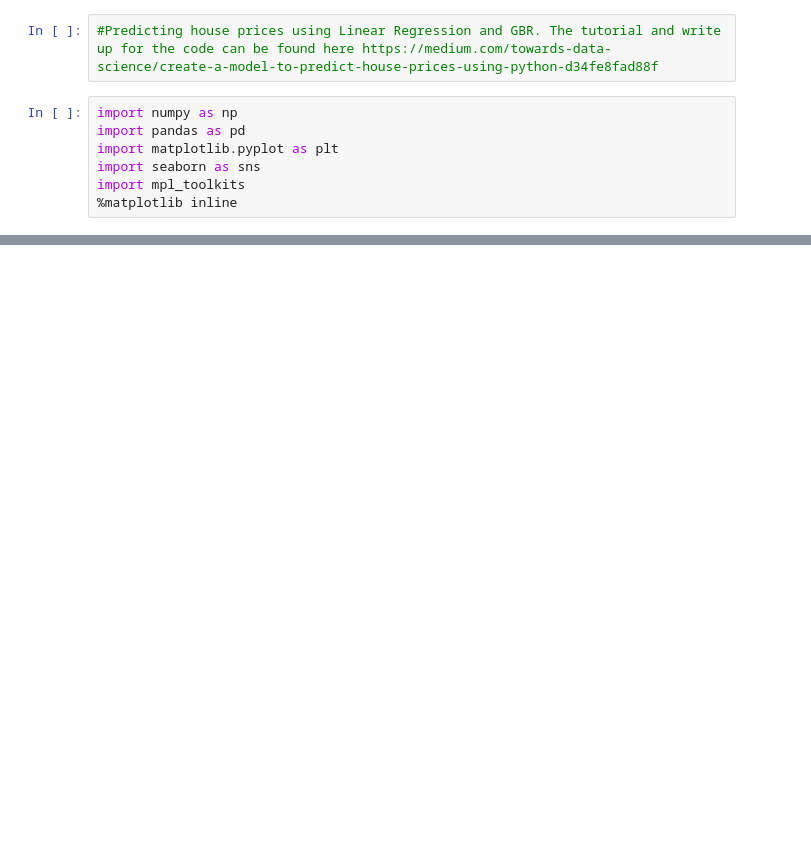
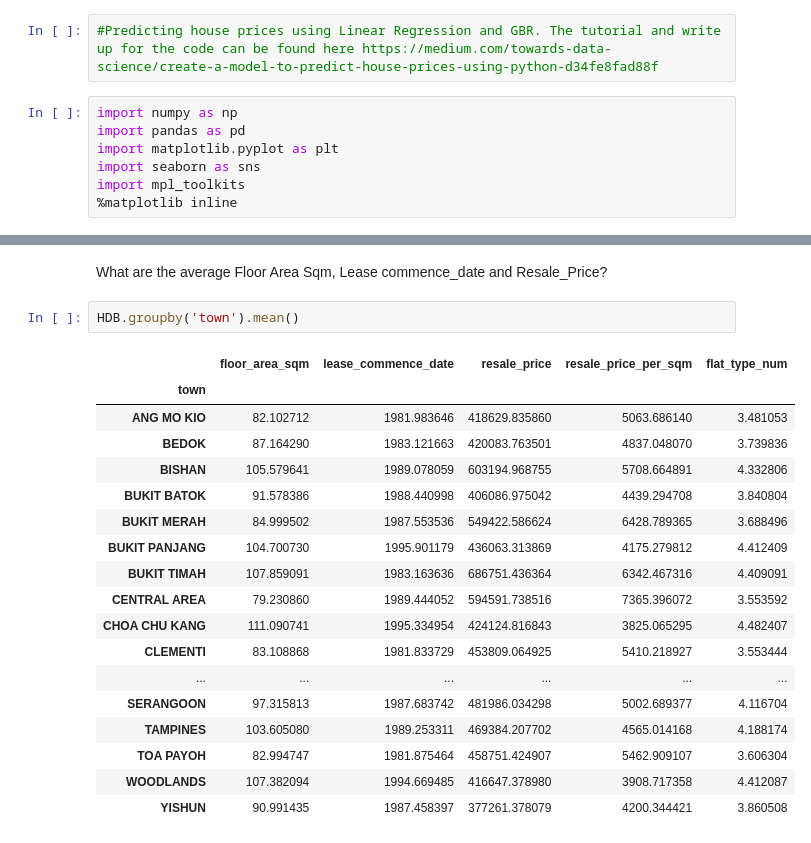
Before and after one commit to mecandoit/datascience, a Jupyter notebook: Housing.ipynb, the cells around one changed output, grey strips where cells are left out. Drawn from its saved outputs; the diff is of its cells as text; blank space fills up the shorter version.

```diff
--- a/Housing.ipynb
+++ b/Housing.ipynb
@@ -191,0 +74,23 @@ pca.fit_transform(scale(train1))
+# %% [markdown]
+What are the average Floor Area Sqm, Lease commence_date and Resale_Price?
+# %%
+HDB.groupby('town').mean()
+# %% [output]
+|  | floor_area_sqm | lease_commence_date | resale_price | resale_price_per_sqm | flat_type_num |
+| town |  |  |  |  |  |
+| ANG MO KIO | 82.102712 | 1981.983646 | 418629.835860 | 5063.686140 | 3.481053 |
+| BEDOK | 87.164290 | 1983.121663 | 420083.763501 | 4837.048070 | 3.739836 |
+| BISHAN | 105.579641 | 1989.078059 | 603194.968755 | 5708.664891 | 4.332806 |
+| BUKIT BATOK | 91.578386 | 1988.440998 | 406086.975042 | 4439.294708 | 3.840804 |
+| BUKIT MERAH | 84.999502 | 1987.553536 | 549422.586624 | 6428.789365 | 3.688496 |
+| BUKIT PANJANG | 104.700730 | 1995.901179 | 436063.313869 | 4175.279812 | 4.412409 |
+| BUKIT TIMAH | 107.859091 | 1983.163636 | 686751.436364 | 6342.467316 | 4.409091 |
+| CENTRAL AREA | 79.230860 | 1989.444052 | 594591.738516 | 7365.396072 | 3.553592 |
+| CHOA CHU KANG | 111.090741 | 1995.334954 | 424124.816843 | 3825.065295 | 4.482407 |
+| CLEMENTI | 83.108868 | 1981.833729 | 453809.064925 | 5410.218927 | 3.553444 |
+| ... | ... | ... | ... | ... | ... |
+| SERANGOON | 97.315813 | 1987.683742 | 481986.034298 | 5002.689377 | 4.116704 |
+| TAMPINES | 103.605080 | 1989.253311 | 469384.207702 | 4565.014168 | 4.188174 |
+| TOA PAYOH | 82.994747 | 1981.875464 | 458751.424907 | 5462.909107 | 3.606304 |
+| WOODLANDS | 107.382094 | 1994.669485 | 416647.378980 | 3908.717358 | 4.412087 |
+| YISHUN | 90.991435 | 1987.458397 | 377261.378079 | 4200.344421 | 3.860508 |
```
Also changed, not shown: parts of 57 cells of this notebook.
